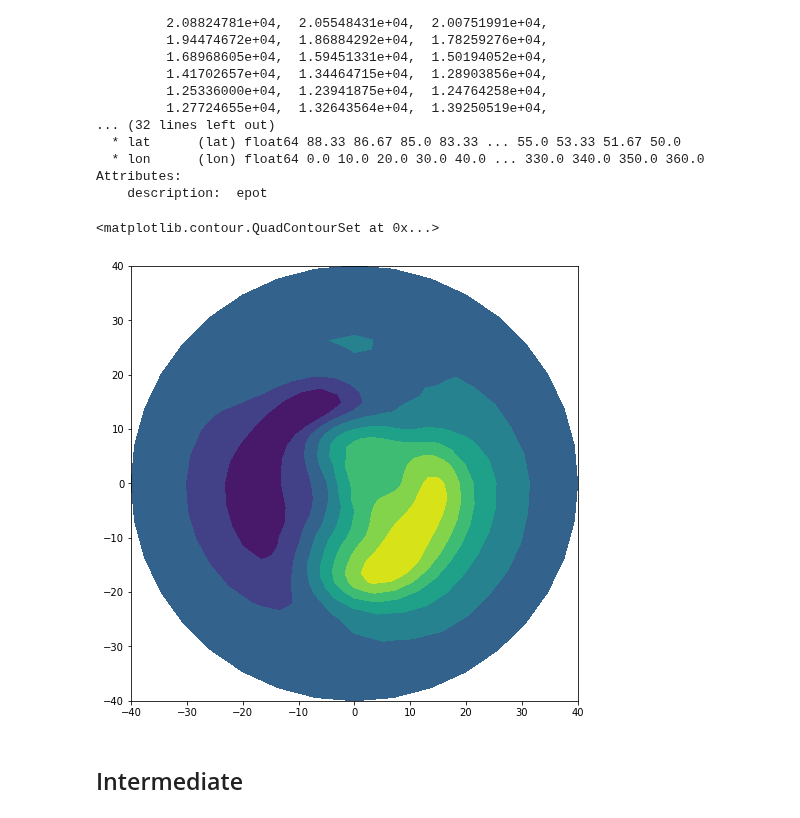
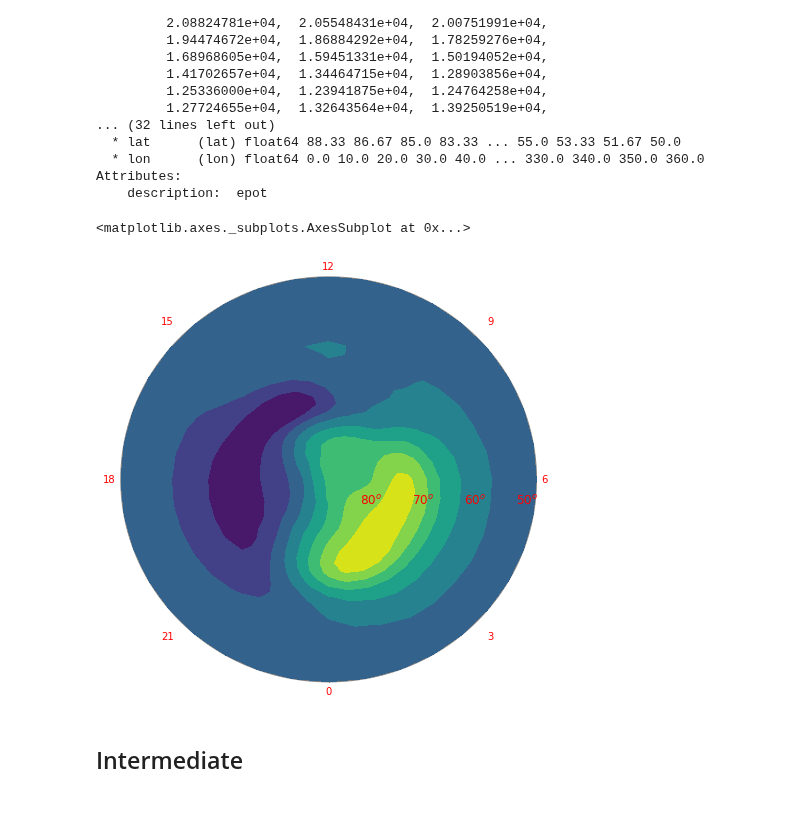
Before and after one commit to AMGeO-Collaboration/Earthcube-Meeting-2021, a Jupyter notebook: notebooks/WM_0_Developing An API For AMGeO Users.ipynb, the cells around one changed output. Drawn from its saved outputs; the diff is of its cells as text; code cells hidden in the pictures.

```diff
--- a/notebooks/WM_0_Developing An API For AMGeO Users.ipynb
+++ b/notebooks/WM_0_Developing An API For AMGeO Users.ipynb
@@ -290,14 +333,13 @@ Attributes:
 # %%
 # plot data from epot
 fig, ax = plt.subplots(figsize=(8, 8))
 grid_data_contourf(ax, epot.values)
+draw_dialplot(ax)
 
-# NOTE: may need epot.values to get numpy array for grid_data
-
-# TODO: get method going for plotting directly from passing this data
+# TODO: need title here
 # %% [output]
-<matplotlib.contour.QuadContourSet at 0x...>
+<matplotlib.axes._subplots.AxesSubplot at 0x...>
-[figure, old version]
+[figure, new version]
 # %% [markdown]
 ## Intermediate
 # %%
```
Also changed, not shown: parts of 15 cells of this notebook, 5 other files.
